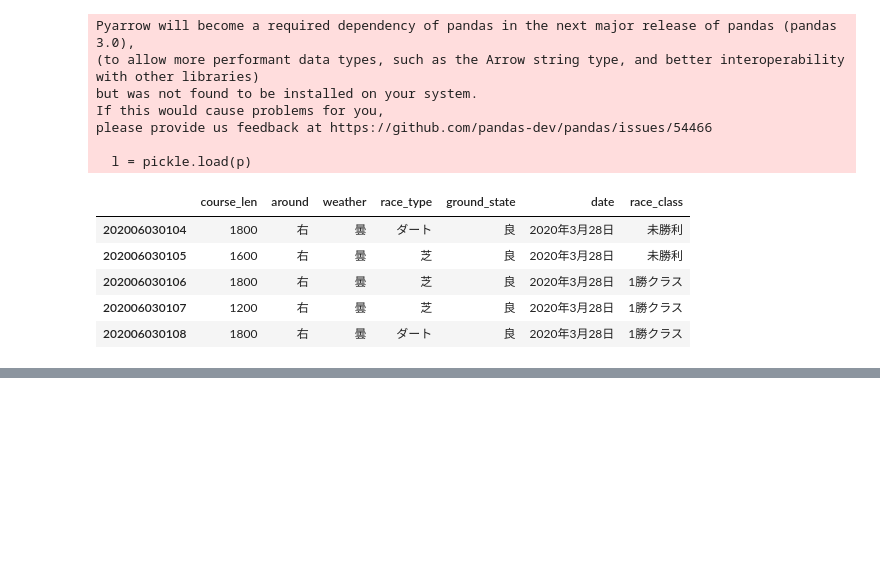
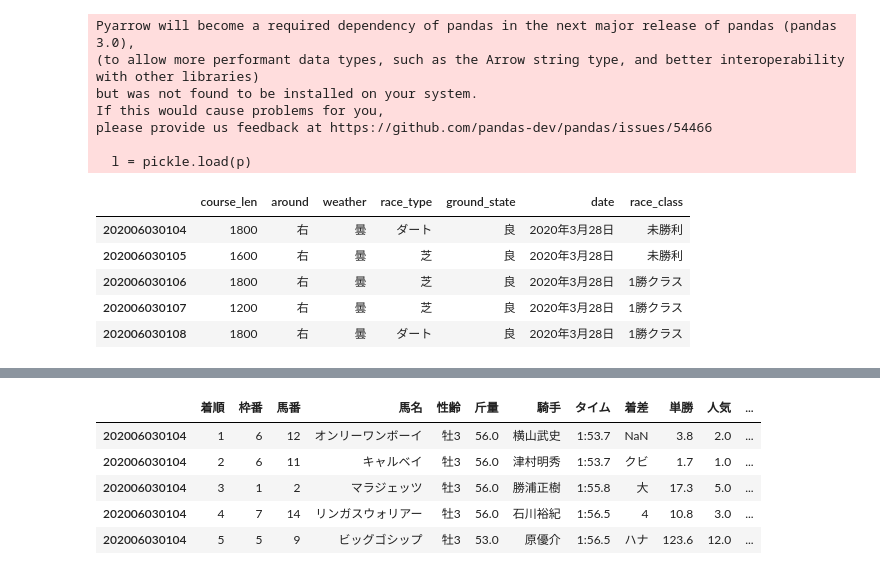
Before and after one commit to mk19828/keiba_2, a Jupyter notebook: keiba003_3.ipynb, the cells around one changed output, grey strips where cells are left out. Saved outputs shown, nothing was run; the diff lists cells and outputs as text; code cells hidden in the pictures; blank space fills up the shorter version.

Commit message:
4/11 pickle完了？

```diff
--- a/keiba003_3.ipynb
+++ b/keiba003_3.ipynb
@@ -375,3 +378,8 @@ l.head()
 | 202006030106 | 1800 | 右 | 曇 | 芝 | 良 | 2020年3月28日 | 1勝クラス |
 | 202006030107 | 1200 | 右 | 曇 | 芝 | 良 | 2020年3月28日 | 1勝クラス |
 | 202006030108 | 1800 | 右 | 曇 | ダート | 良 | 2020年3月28日 | 1勝クラス |
+# %%
+import pickle
+with open('../data2/results.pickle', 'rb') as p:
+    l = pickle.load(p)
+    print(l)
@@ -377,0 +411,11 @@ l.head()
+# %%
+import pandas as pd
+pd.set_option('display.max_columns', 50)
+l.head()
+# %% [output]
+|  | 着順 | 枠番 | 馬番 | 馬名 | 性齢 | 斤量 | 騎手 | タイム | 着差 | 単勝 | 人気 | ... |
+| 202006030104 | 1 | 6 | 12 | オンリーワンボーイ | 牡3 | 56.0 | 横山武史 | 1:53.7 | NaN | 3.8 | 2.0 | ... |
+| 202006030104 | 2 | 6 | 11 | キャルベイ | 牡3 | 56.0 | 津村明秀 | 1:53.7 | クビ | 1.7 | 1.0 | ... |
+| 202006030104 | 3 | 1 | 2 | マラジェッツ | 牡3 | 56.0 | 勝浦正樹 | 1:55.8 | 大 | 17.3 | 5.0 | ... |
+| 202006030104 | 4 | 7 | 14 | リンガスウォリアー | 牡3 | 56.0 | 石川裕紀 | 1:56.5 | 4 | 10.8 | 3.0 | ... |
+| 202006030104 | 5 | 5 | 9 | ビッグゴシップ | 牡3 | 53.0 | 原優介 | 1:56.5 | ハナ | 123.6 | 12.0 | ... |
```
Also changed, not shown: parts of 7 cells of this notebook, 1 other file.
